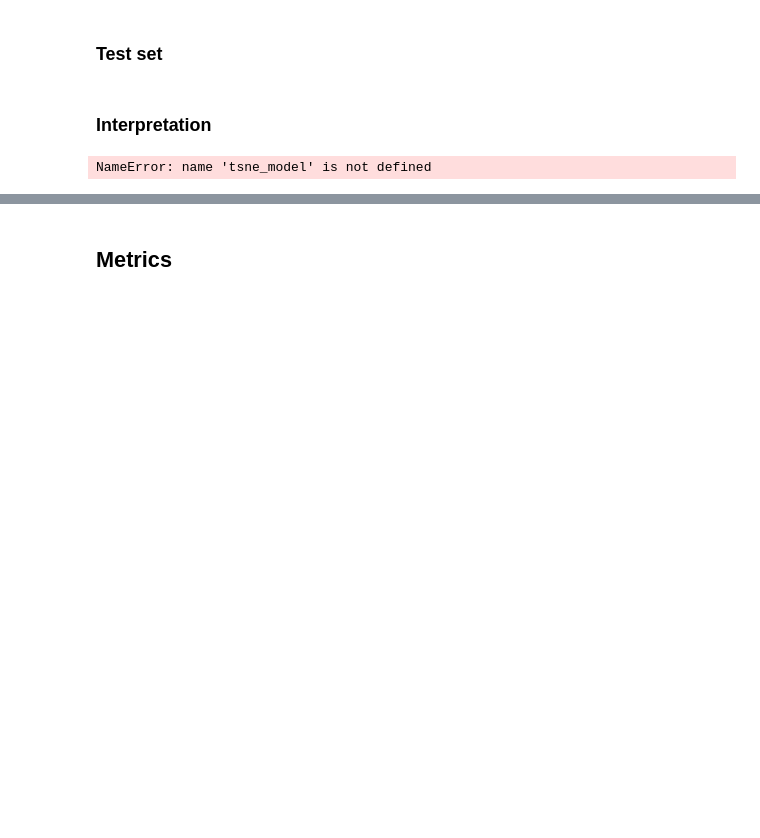
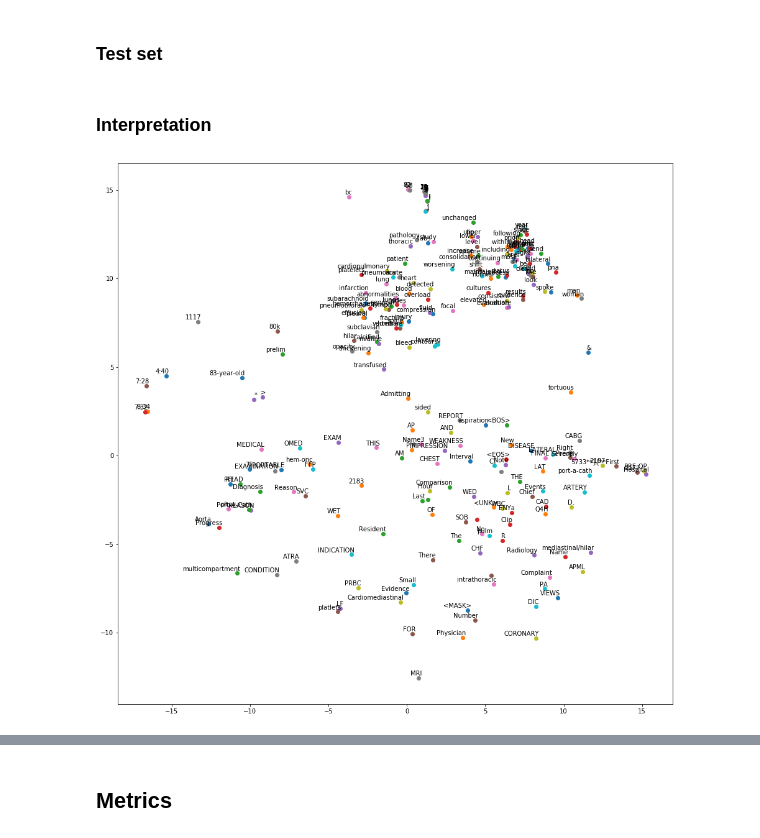
Before and after one commit to sudarshan85/imminent-adm-mimic, a Jupyter notebook: cnn/cnn_classifier.ipynb, the cells around one changed output, grey strips where cells are left out. Drawn from its saved outputs; the diff is of its cells as text; code cells hidden in the pictures; blank space fills up the shorter version.

```diff
--- a/cnn/cnn_classifier.ipynb
+++ b/cnn/cnn_classifier.ipynb
@@ -253,3 +253,9 @@ evaluator.run(dc.test_dl)
 ### Interpretation
 # %%
 from sklearn.manifold import TSNE
+# %%
+wts = classifier.emb.weight.detach().numpy()
+words = list(dc.vectorizer.vocab.idx_token_bidict.values())
+# %%
+tsne_model = TSNE(perplexity=40, n_components=2, init='pca', n_iter=500)
+new_values = tsne_model.fit_transform(wts)
@@ -256,3 +265,16 @@ from sklearn.manifold import TSNE
+# %%
+x,y = [],[]
+# %%
+for value in new_values:
+  x.append(value[0])
+  y.append(value[1])
+# %%
+fig, ax = plt.subplots(figsize=(16, 16))
+for i in range(len(x[:250])):
+  ax.scatter(x[i],y[i])
+  ax.annotate(words[i], xy=(x[i], y[i]), xytext=(5, 2), textcoords='offset points', ha='right', va='bottom')
+# %% [output]
+[figure, added]
 # %%
 def tsne_plot(model):
   "Creates and TSNE model and plots it"
@@ -287,4 +307,2 @@ tnse_model = TSNE(perplexity=40, n_components=2, init='pca', n_iter=2500, random
 # %%
 new_values = tsne_model.fit_transform(wts)
-# %% [output]
-NameError: name 'tsne_model' is not defined
```
Also changed, not shown: parts of 12 cells of this notebook, 2 other files.
